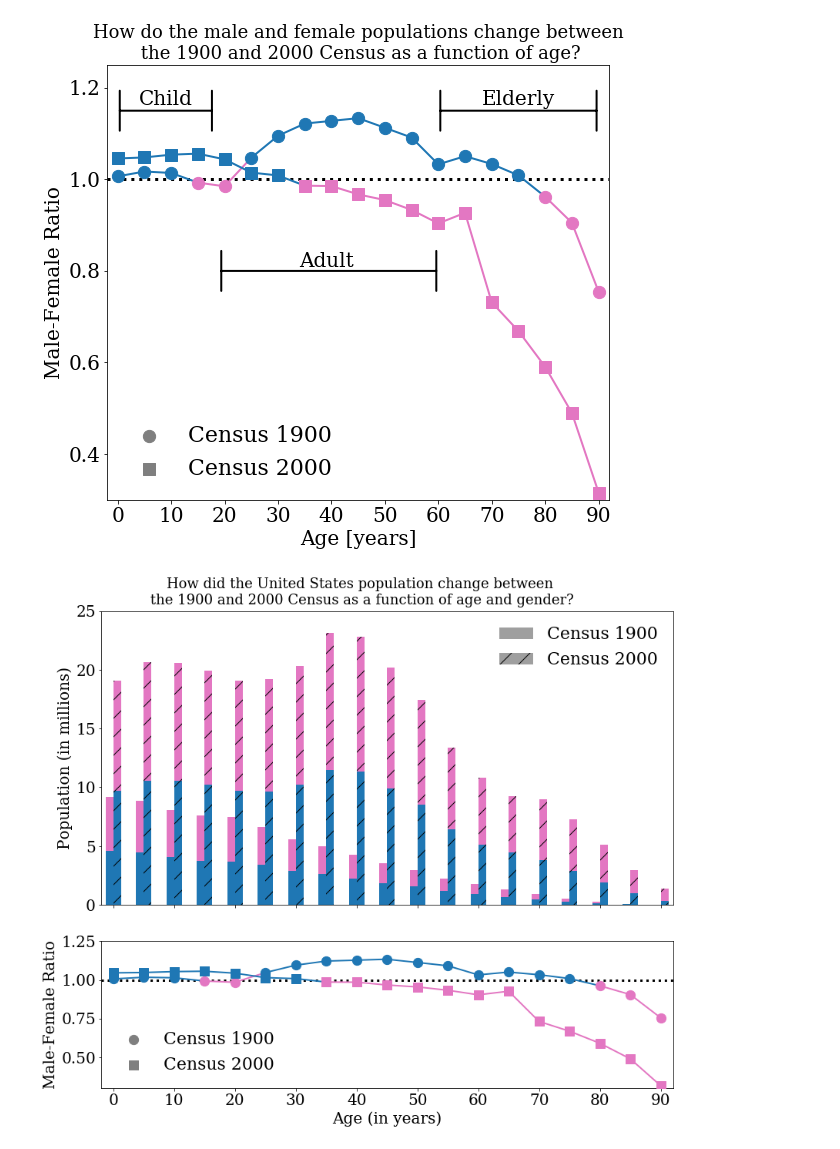
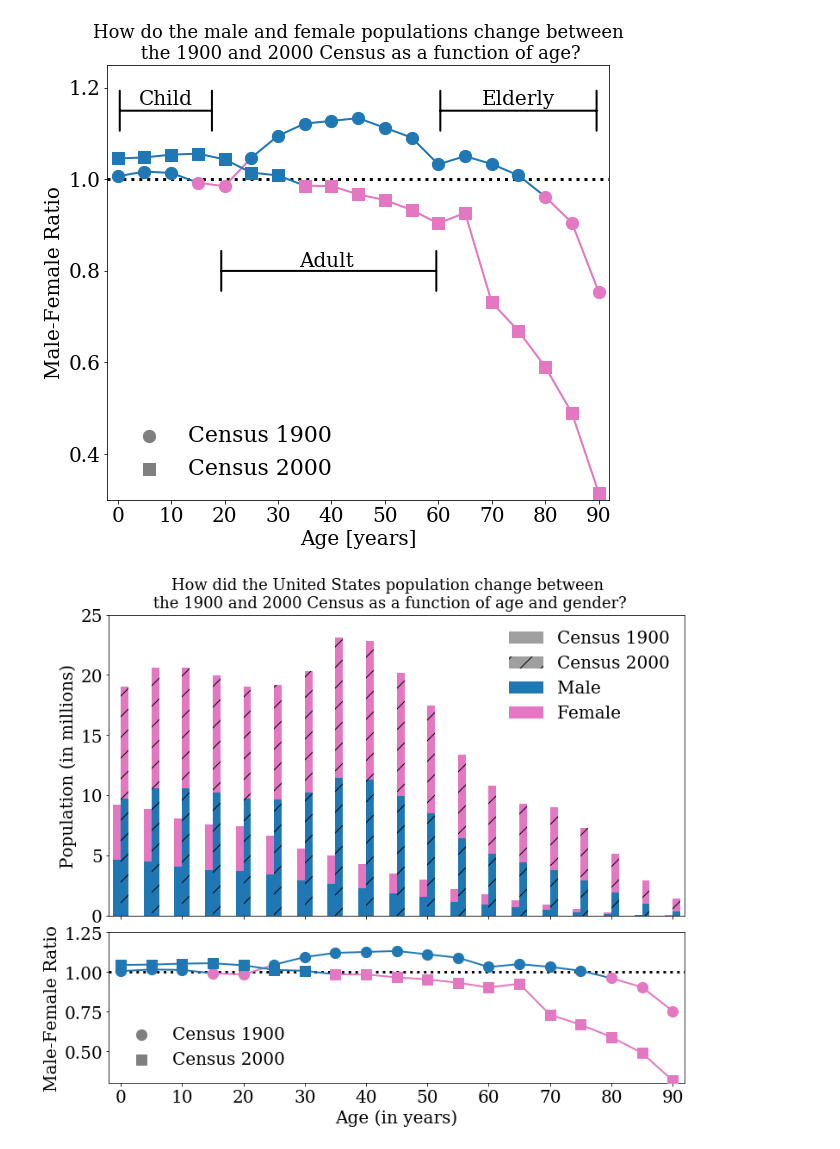
Before and after one commit to dflemin3/CSE512, a Jupyter notebook: HW1/FlemingCSE512HW1.ipynb, the cells around one changed output. Drawn from its saved outputs; the diff is of its cells as text; code cells hidden in the pictures.

```diff
--- a/HW1/FlemingCSE512HW1.ipynb
+++ b/HW1/FlemingCSE512HW1.ipynb
@@ -115,6 +115,7 @@ ax.set_title("How do the male and female populations change between\n the 1900 a
 # %%
 fig, axes = plt.subplots(nrows=2, sharex=True, gridspec_kw={'height_ratios': [2, 1]},
                          figsize=(12, 10))
+fig.subplots_adjust(hspace=0.075)
 
 ### Top panel ###
 
@@ -135,9 +136,11 @@ axes[0].bar(ind + width/2, finalFemale["People"].values/scale, width,
 # For the legend
 axes[0].bar([100],[100], color="C7", hatch="", alpha=0.75, label="Census 1900")
 axes[0].bar([100],[100], color="C7", hatch="/", alpha=0.75, label="Census 2000")
+axes[0].bar([100],[100], color="C0", label="Male")
+axes[0].bar([100],[100], color="C6",label="Female")
 
 # Format
-axes[0].legend(loc="upper right", fontsize=22, framealpha=0)
+axes[0].legend(loc="upper right", fontsize=20, framealpha=0)
 axes[0].set_xlim(-2,92)
 axes[0].set_ylim(0,25)
 axes[0].xaxis.set_ticks([0,10,20,30,40,50,60,70,80,90])
@@ -169,34 +172,33 @@ points = np.array([finalMale["Age"].values, finalRatio]).T.reshape(-1, 1, 2)
 segments = np.concatenate([points[:-1], points[1:]], axis=1)
 lc = LineCollection(segments, cmap=cmap, norm=norm)
 lc.set_array(finalRatio)
 lc.set_linewidth(2)
 axes[1].add_collection(lc)
 
 axes[1].scatter(finalMale["Age"][finalAbove], finalRatio[finalAbove], color="C0", zorder=10,
                 s=150, marker="s")
 axes[1].scatter(finalMale["Age"][~finalAbove], finalRatio[~finalAbove], color="C6", zorder=10,
                 s=150, marker="s")
 
 # Unity line
 axes[1].axhline(1, lw=3, ls=":", color="k", zorder=0)
 
 # For the legend
 axes[1].scatter([100],[100], marker="o", color="C7", s=150, label="Census 1900")
 axes[1].scatter([100],[100], marker="s", color="C7", s=150, label="Census 2000")
 
 # Format
-axes[1].legend(loc="lower left", fontsize=22, framealpha=0)
+axes[1].legend(loc="lower left", fontsize=20, framealpha=0)
 axes[1].set_xlim(-2,92)
 axes[1].set_ylim(0.3,1.25)
 axes[1].xaxis.set_ticks([0,10,20,30,40,50,60,70,80,90])
 axes[1].set_ylabel("Male-Female Ratio")
 axes[1].set_xlabel("Age (in years)")
 
 # Figure formating
 fig.suptitle("How did the United States population change between\n the 1900 and 2000 Census as a function of age and gender?",
-             fontsize=18, y=1.02)
-fig.tight_layout()
+             fontsize=18, y=0.94)
 
 fig.savefig("dflemin3_a1.png", bbox_inches="tight")
 # %% [output]
-[figure, old version]
+[figure, new version]
```
Also changed, not shown: 3 other files.
